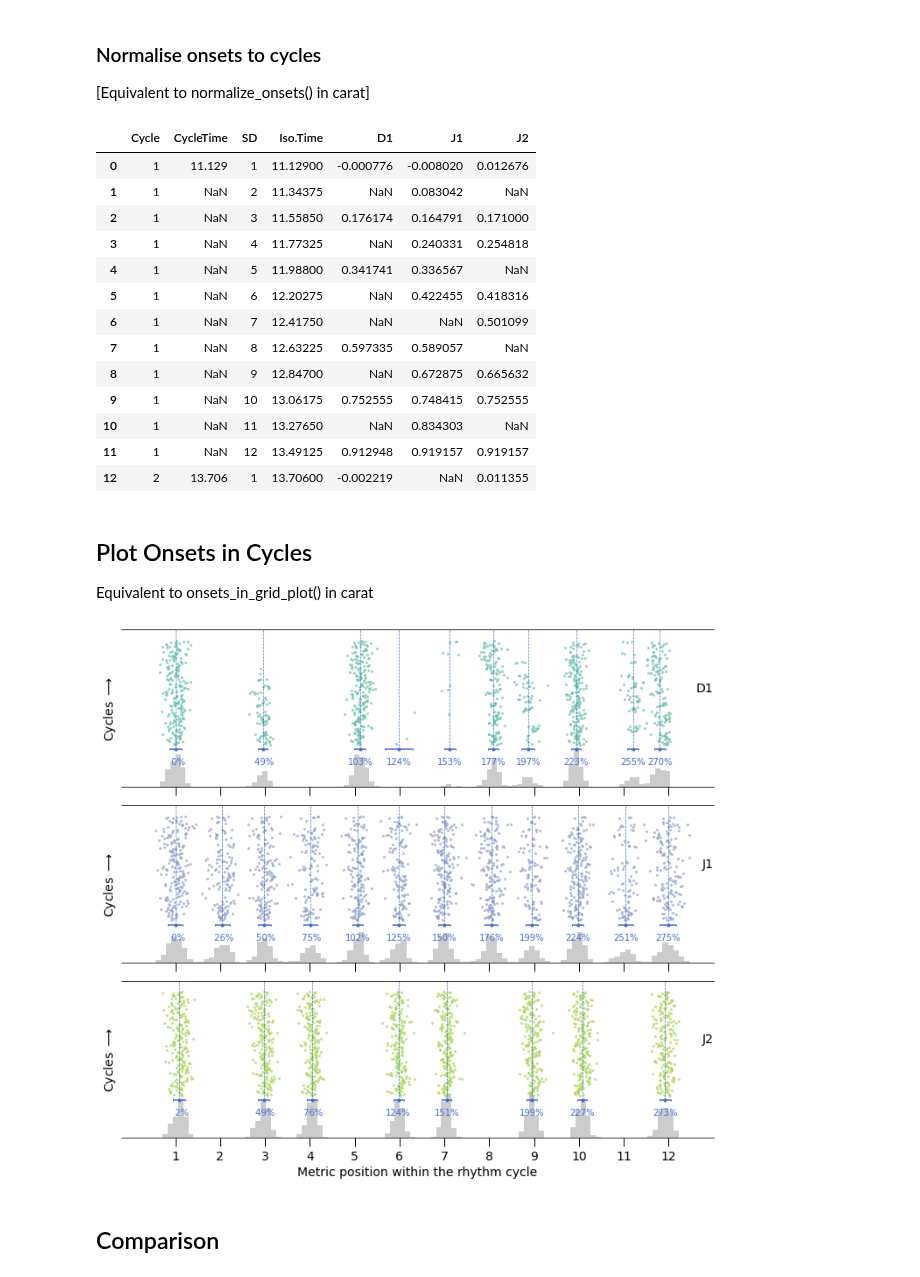
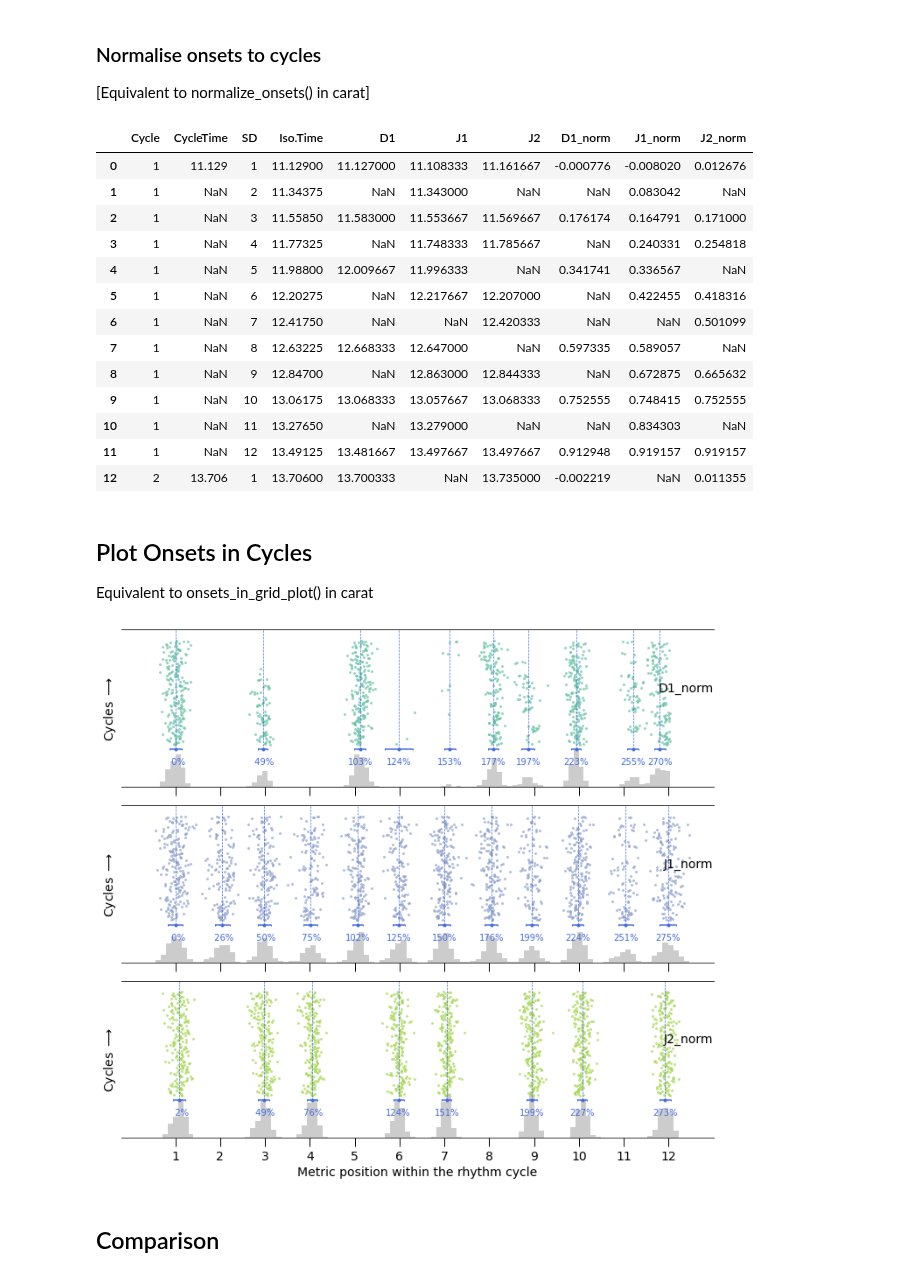
Before and after one commit to satyajeetprabhu/music-sync-internship-upf, a Jupyter notebook: djembe_dance_data_demo.ipynb, the cells around one changed output. Saved outputs shown, nothing was run; the diff lists cells and outputs as text; code cells hidden in the pictures.

```diff
--- a/djembe_dance_data_demo.ipynb
+++ b/djembe_dance_data_demo.ipynb
@@ -16,7 +10,7 @@ J2_path = 'example_data/djembedancedata/BKO_E1_D1_02_Maraka_P-Jem-2_vamp_bbc-vam
 # %% [markdown]
 ### Load Onset annotations
 # %%
-onsets_df = onsy.get_df_csv([D1_path, J1_path, J2_path], delimiter=';', concat_axis=1, header=None)
+onsets_df = dtr.load_df_csv([D1_path, J1_path, J2_path], delimiter=';', concat_axis=1, header=None)
 
 # Add header to the dataframe
 onsets_df.columns = ['D1', 'J1', 'J2']
@@ -36,7 +30,7 @@ onsets_df.head(10)
 # %% [markdown]
 ### Load Meter annotations
 # %%
-meter_df = onsy.get_df_csv(meter_path, delimiter=';')
+meter_df = dtr.load_df_csv(meter_path, delimiter=';')
 meter_df.columns = ['Keyboard.Time']
 meter_df.head()
 # %% [output]
@@ -71,7 +65,8 @@ meter_df = dtr.detrend_anchor(meter_df,
                            instr_df=onsets_df[defined_instr],
                            tolerance=tolerance,
                            num_div=num_div,
-                           mode=1)
+                           mode='closest.instr',
+                           col_name='Anchor.Time.1')
 # %%
 meter_df.head()
 # %% [output]
@@ -93,7 +88,8 @@ meter_df = dtr.detrend_anchor(meter_df,
                            instr_df=onsets_df[defined_instr],
                            tolerance=tolerance,
                            num_div=num_div,
-                           mode=2)
+                           mode='defined.instr',
+                           col_name='Anchor.Time.2')
 # %%
 meter_df.tail()
 # %% [output]
@@ -133,28 +129,28 @@ df1.head(13)
 norm_df1 = dtr.normalize_onsets_df(df1, inst=['D1', 'J1', 'J2'])
 norm_df1.head(13)
 # %% [output]
-|  | Cycle | CycleTime | SD | Iso.Time | D1 | J1 | J2 |
-| 0 | 1 | 11.129 | 1 | 11.12900 | -0.000776 | -0.008020 | 0.012676 |
-| 1 | 1 | NaN | 2 | 11.34375 | NaN | 0.083042 | NaN |
-| 2 | 1 | NaN | 3 | 11.55850 | 0.176174 | 0.164791 | 0.171000 |
-| 3 | 1 | NaN | 4 | 11.77325 | NaN | 0.240331 | 0.254818 |
-| 4 | 1 | NaN | 5 | 11.98800 | 0.341741 | 0.336567 | NaN |
-| 5 | 1 | NaN | 6 | 12.20275 | NaN | 0.422455 | 0.418316 |
-| 6 | 1 | NaN | 7 | 12.41750 | NaN | NaN | 0.501099 |
-| 7 | 1 | NaN | 8 | 12.63225 | 0.597335 | 0.589057 | NaN |
-| 8 | 1 | NaN | 9 | 12.84700 | NaN | 0.672875 | 0.665632 |
-| 9 | 1 | NaN | 10 | 13.06175 | 0.752555 | 0.748415 | 0.752555 |
-| 10 | 1 | NaN | 11 | 13.27650 | NaN | 0.834303 | NaN |
-| 11 | 1 | NaN | 12 | 13.49125 | 0.912948 | 0.919157 | 0.919157 |
-| 12 | 2 | 13.706 | 1 | 13.70600 | -0.002219 | NaN | 0.011355 |
+|  | Cycle | CycleTime | SD | Iso.Time | D1 | J1 | J2 | D1_norm | J1_norm | J2_norm |
+| 0 | 1 | 11.129 | 1 | 11.12900 | 11.127000 | 11.108333 | 11.161667 | -0.000776 | -0.008020 | 0.012676 |
+| 1 | 1 | NaN | 2 | 11.34375 | NaN | 11.343000 | NaN | NaN | 0.083042 | NaN |
+| 2 | 1 | NaN | 3 | 11.55850 | 11.583000 | 11.553667 | 11.569667 | 0.176174 | 0.164791 | 0.171000 |
+| 3 | 1 | NaN | 4 | 11.77325 | NaN | 11.748333 | 11.785667 | NaN | 0.240331 | 0.254818 |
+| 4 | 1 | NaN | 5 | 11.98800 | 12.009667 | 11.996333 | NaN | 0.341741 | 0.336567 | NaN |
+| 5 | 1 | NaN | 6 | 12.20275 | NaN | 12.217667 | 12.207000 | NaN | 0.422455 | 0.418316 |
+| 6 | 1 | NaN | 7 | 12.41750 | NaN | NaN | 12.420333 | NaN | NaN | 0.501099 |
+| 7 | 1 | NaN | 8 | 12.63225 | 12.668333 | 12.647000 | NaN | 0.597335 | 0.589057 | NaN |
+| 8 | 1 | NaN | 9 | 12.84700 | NaN | 12.863000 | 12.844333 | NaN | 0.672875 | 0.665632 |
+| 9 | 1 | NaN | 10 | 13.06175 | 13.068333 | 13.057667 | 13.068333 | 0.752555 | 0.748415 | 0.752555 |
+| 10 | 1 | NaN | 11 | 13.27650 | NaN | 13.279000 | NaN | NaN | 0.834303 | NaN |
+| 11 | 1 | NaN | 12 | 13.49125 | 13.481667 | 13.497667 | 13.497667 | 0.912948 | 0.919157 | 0.919157 |
+| 12 | 2 | 13.706 | 1 | 13.70600 | 13.700333 | NaN | 13.735000 | -0.002219 | NaN | 0.011355 |
 # %% [markdown]
 ## Plot Onsets in Cycles
 
 Equivalent to onsets_in_grid_plot() in carat
 # %%
-dtr.plot_cycle_onsets(norm_df1, instr=['D1','J1', 'J2'], mean_std=True, hist_ons=True)
+dtr.plot_cycle_onsets(norm_df1, instr=['D1_norm','J1_norm', 'J2_norm'], mean_std=True, hist_ons=True)
 # %% [output]
-[figure, old version]
+[figure, new version]
 # %% [markdown]
 ## Comparison
 # %% [markdown]
```
Also changed, not shown: parts of 4 cells of this notebook.
